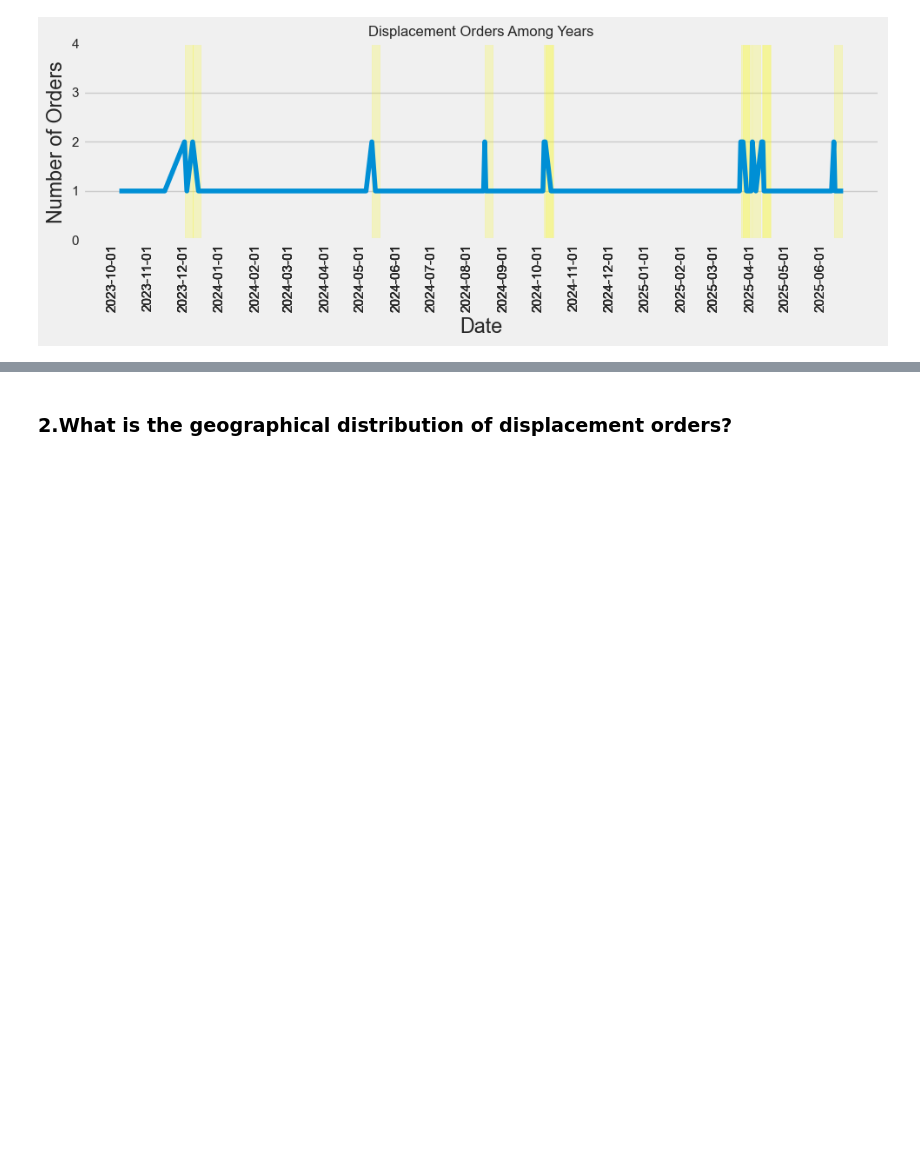
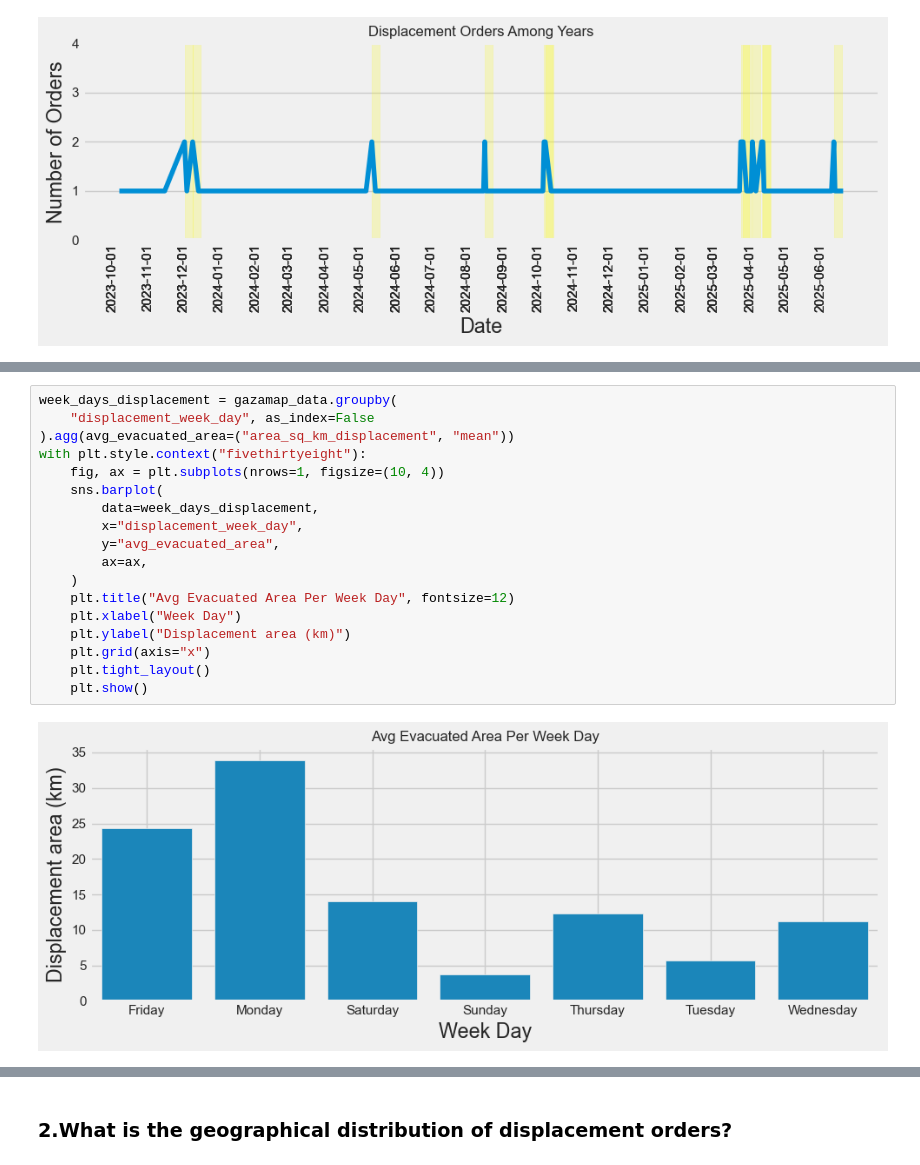
Before and after one commit to MIT-Emerging-Talent/ET6-CDSP-group-03-repo, a Jupyter notebook: 3_data_exploration/notebooks/displacement_orders_EDA.ipynb, the cells around one changed output, grey strips where cells are left out. Drawn from its saved outputs; the diff is of its cells as text; blank space fills up the shorter version.

```diff
--- a/3_data_exploration/notebooks/displacement_orders_EDA.ipynb
+++ b/3_data_exploration/notebooks/displacement_orders_EDA.ipynb
@@ -205,0 +203,20 @@ with plt.style.context("fivethirtyeight"):
+# %%
+week_days_displacement = gazamap_data.groupby(
+    "displacement_week_day", as_index=False
+).agg(avg_evacuated_area=("area_sq_km_displacement", "mean"))
+with plt.style.context("fivethirtyeight"):
+    fig, ax = plt.subplots(nrows=1, figsize=(10, 4))
+    sns.barplot(
+        data=week_days_displacement,
+        x="displacement_week_day",
+        y="avg_evacuated_area",
+        ax=ax,
+    )
+    plt.title("Avg Evacuated Area Per Week Day", fontsize=12)
+    plt.xlabel("Week Day")
+    plt.ylabel("Displacement area (km)")
+    plt.grid(axis="x")
+    plt.tight_layout()
+    plt.show()
+# %% [output]
+[figure, added]
```
Also changed, not shown: parts of 24 cells of this notebook.
